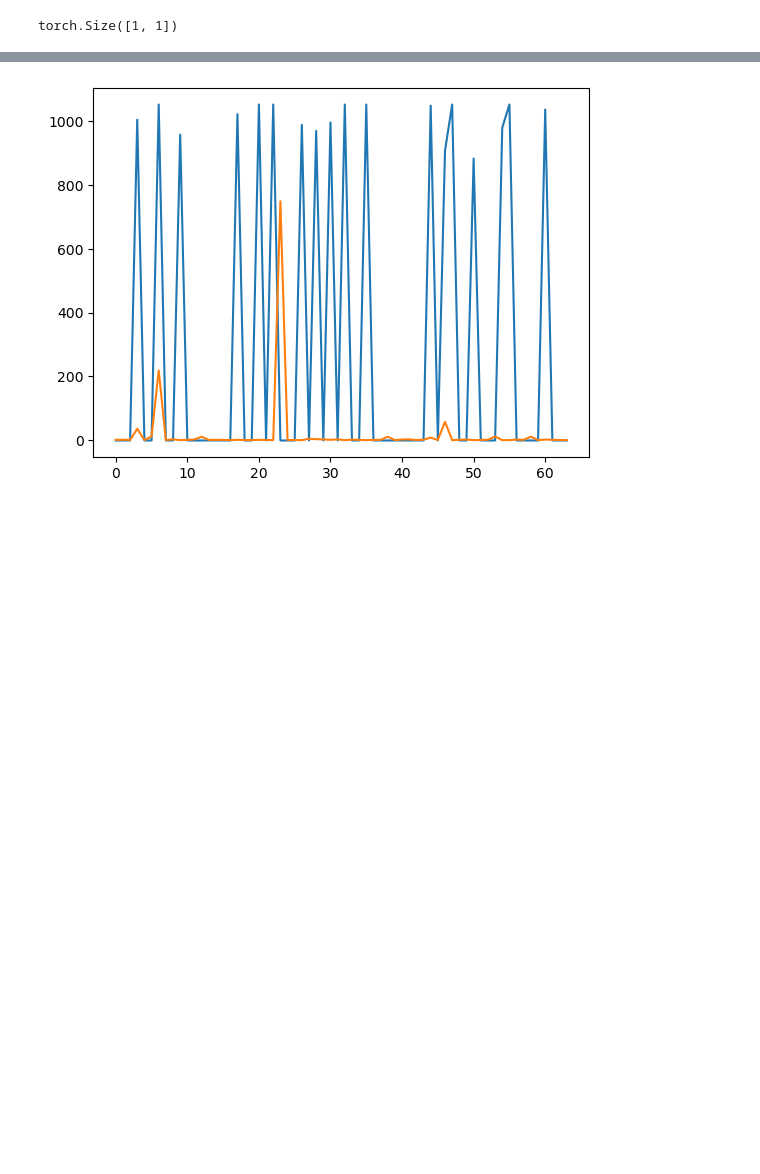
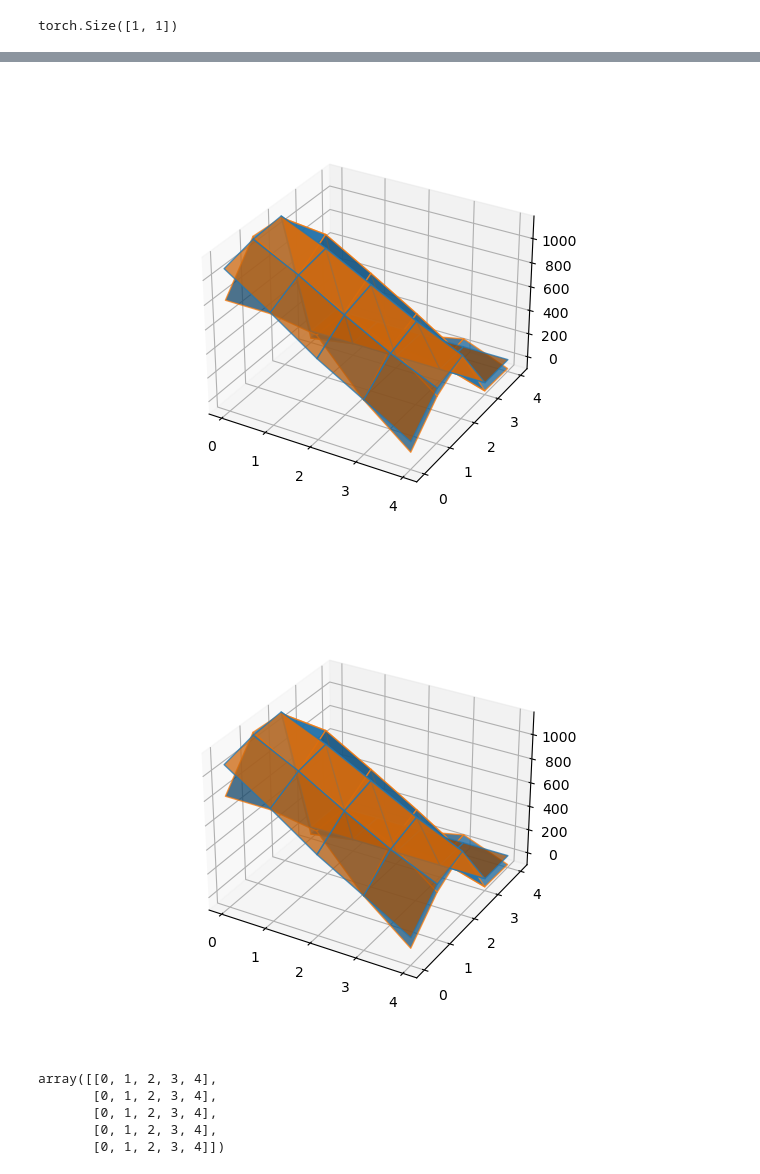
Before and after one commit to brunompacheco/early-fixing-oil-production, a Jupyter notebook: notebooks/0.2-bmp-generator-model.ipynb, the cells around one changed output, grey strips where cells are left out. Drawn from its saved outputs; the diff is of its cells as text; code cells hidden in the pictures; blank space fills up the shorter version.

```diff
--- a/notebooks/0.2-bmp-generator-model.ipynb
+++ b/notebooks/0.2-bmp-generator-model.ipynb
@@ -338,9 +85,30 @@ tensor([-1.0000e+00, -1.0000e+00, -1.0000e+00,  1.0052e+03, -1.0000e+00,
-# %%
-with torch.no_grad():
-    y_hat = net(C, GL, q_liq_fun, bsw, gor, z_c, z_gl)
-
-plt.plot(y.cpu())
-plt.plot((y.cpu() - y_hat.cpu().squeeze()).abs())
-plt.show()
-# %% [output]
-[figure, removed]
+# %%
+surrogate = load_from_wandb(ObjSurrogate(layers=[25, 25]), '7f8r3fp8', 'gef-fs').double()
+
+ds = WellObjDataset(ef_objs_test)
+
+C = list()
+GL = list()
+Y_hat = list()
+Y = list()
+for i in range(25):
+    (bsw, gor, z_c, z_gl, q_gl_max), y = ds[i]
+    C.append(z_c.argmax())
+    GL.append(z_gl.argmax())
+
+    with torch.no_grad():
+        z_c = torch.Tensor(z_c).unsqueeze(0).double()
+        z_gl = torch.Tensor(z_gl).unsqueeze(0).double()
+        bsw = torch.Tensor([bsw,]).double()
+        gor = torch.Tensor([gor,]).double()
+        q_gl_max = torch.Tensor([q_gl_max,]).double()
+
+        y_hat = surrogate(bsw, gor, z_c, z_gl, q_gl_max)
+
+    Y.append(y)
+    Y_hat.append(y_hat.item())
+
+C = np.array(C).reshape(5,5)
+GL = np.array(GL).reshape(5,5)
+Y = np.array(Y).reshape(5,5)
+Y_hat = np.array(Y_hat).reshape(5,5)
@@ -346,0 +117,16 @@ plt.show()
+# %%
+fig, ax = plt.subplots(subplot_kw={"projection": "3d"})
+ax.plot_surface(C, GL, Y_hat, alpha=0.75, edgecolor='tab:orange')
+ax.plot_surface(C, GL, Y, alpha=0.75, edgecolor='tab:blue')
+fig.show()
+# %% [output]
+[figure, added]
+[figure, added]
+# %%
+np.array(GL).reshape(5,5)
+# %% [output]
+array([[0, 1, 2, 3, 4],
+       [0, 1, 2, 3, 4],
+       [0, 1, 2, 3, 4],
+       [0, 1, 2, 3, 4],
+       [0, 1, 2, 3, 4]])
```
Also changed, not shown: parts of 26 cells of this notebook.
